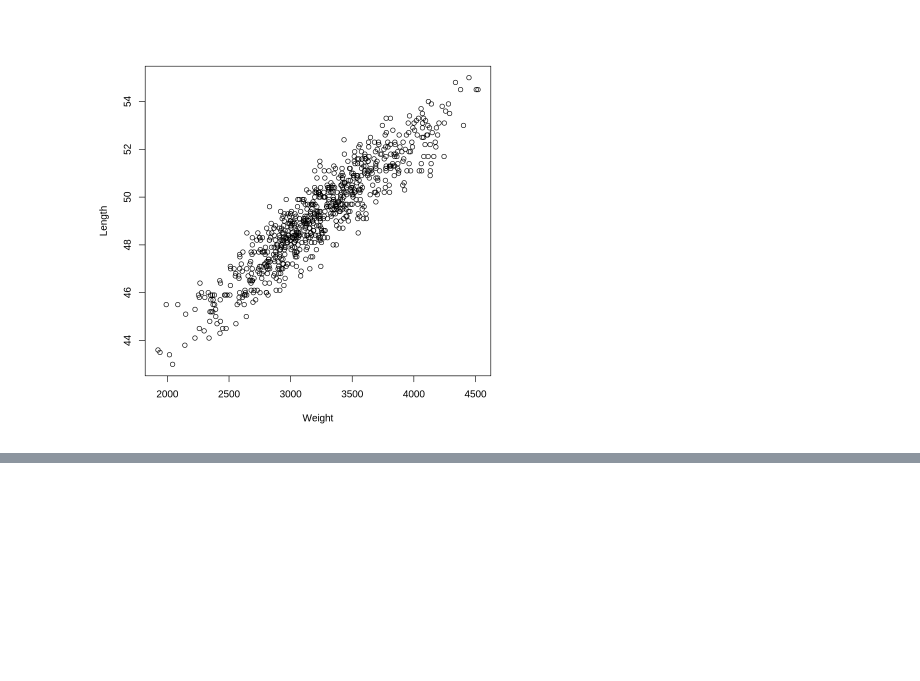
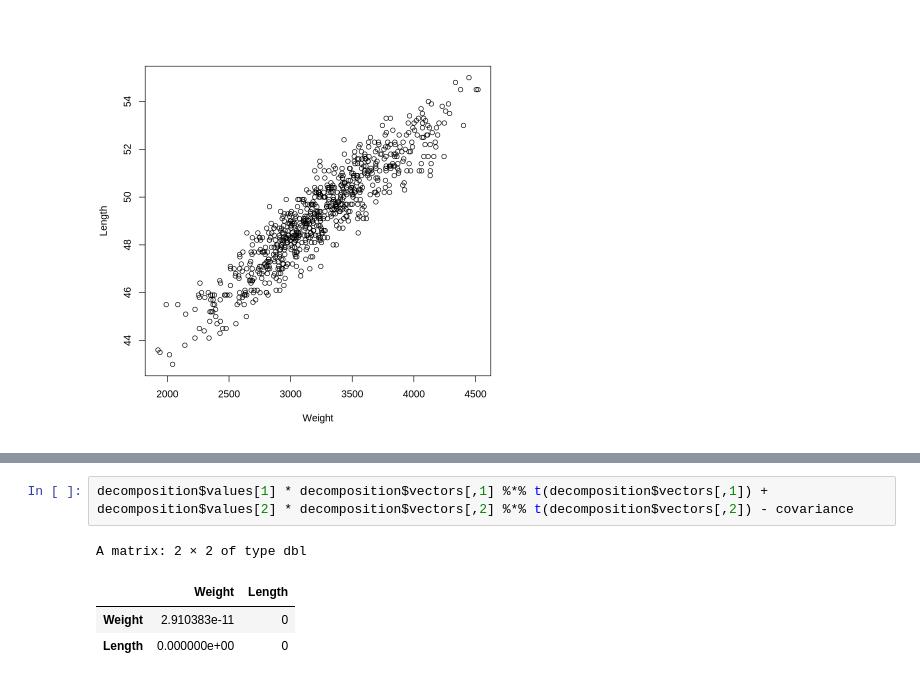
Before and after one commit to PGrabinski/statistical-learning-uwr, a Jupyter notebook: List 1/P1.ipynb, the cells around one changed output, grey strips where cells are left out. Drawn from its saved outputs; the diff is of its cells as text; blank space fills up the shorter version.

```diff
--- a/List 1/P1.ipynb
+++ b/List 1/P1.ipynb
@@ -101,0 +121,7 @@ Traceback:
+# %%
+decomposition$values[1] * decomposition$vectors[,1] %*% t(decomposition$vectors[,1]) + decomposition$values[2] * decomposition$vectors[,2] %*% t(decomposition$vectors[,2]) - covariance
+# %% [output]
+A matrix: 2 × 2 of type dbl
+|  | Weight | Length |
+| Weight | 2.910383e-11 | 0 |
+| Length | 0.000000e+00 | 0 |
```
Also changed, not shown: parts of 12 cells of this notebook.
